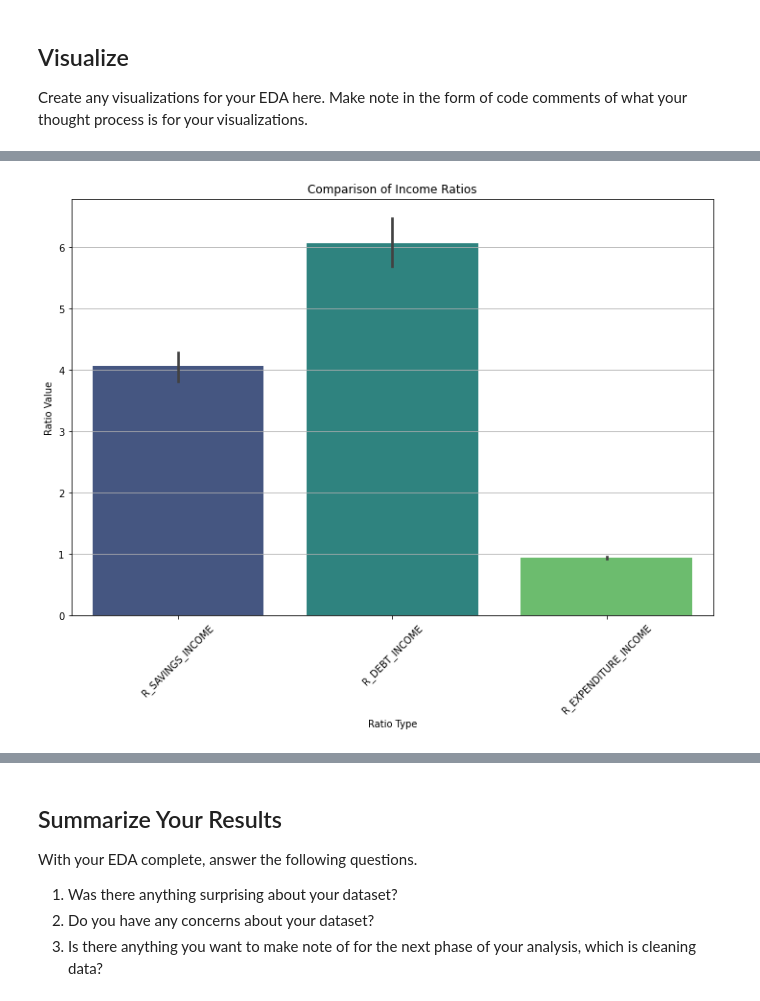
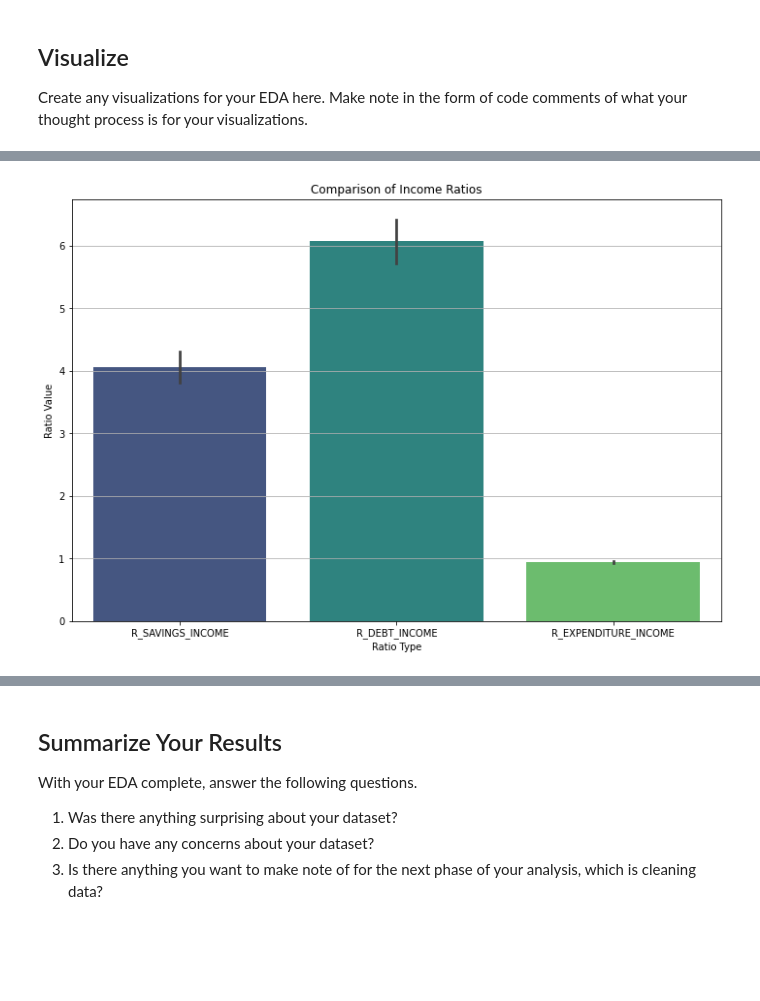
Before and after one commit to LSHAlluri/eda-checkpoint, a Jupyter notebook: checkpoint-two.ipynb, the cells around one changed output, grey strips where cells are left out. Cells and saved outputs as stored; diff of their text form; code cells hidden in the pictures; blank space fills up the shorter version.

```diff
--- a/checkpoint-two.ipynb
+++ b/checkpoint-two.ipynb
@@ -425,34 +471,25 @@ plt.show()
 # %%
-# R_GROCERIES_INCOME
-# R_HEALTH_INCOME
-# R_TAX_INCOME
-# R_HOUSING_INCOME
-# R_TRAVEL_INCOME
-# R_UTILITIES_INCOME
-# R_GAMBLING_INCOME
-# R_ENTERTAINMENT_INCOME
-# R_FINES_INCOME
-# R_EDUCATION_INCOME
-# R_CLOTHING_INCOME
+# Exploring the ratios of Savings, Debt and Expenditure to Income
 
+# The expenditure ratio is much less becaues it is for a 12 month period while the Savings and Debt
+# are values accumulated over time
 
-
+# create a dataframe with the ratio columns
 ratio_data_df = credit_df[['R_SAVINGS_INCOME','R_DEBT_INCOME','R_EXPENDITURE_INCOME']]
 # Melt the DataFrame to long format
 ratios_melted = ratio_data_df.melt(var_name='Ratio Type', value_name='Value')
 
 # Create the bar plot
-plt.figure(figsize=(12, 8))
+plt.figure(figsize=(12, 8), facecolor='white')
 sns.barplot(data=ratios_melted, x='Ratio Type', y='Value', palette='viridis')
 
 # Adding titles and labels
 plt.title('Comparison of Income Ratios')
 plt.ylabel('Ratio Value')
 plt.xlabel('Ratio Type')
-plt.xticks(rotation=45)  # Rotate x labels for better readability
 plt.grid(axis='y')
 
 # Show the plot
 plt.show()
 # %% [output]
-[figure, old version]
+[figure, new version]
```
Also changed, not shown: parts of 26 cells of this notebook.
